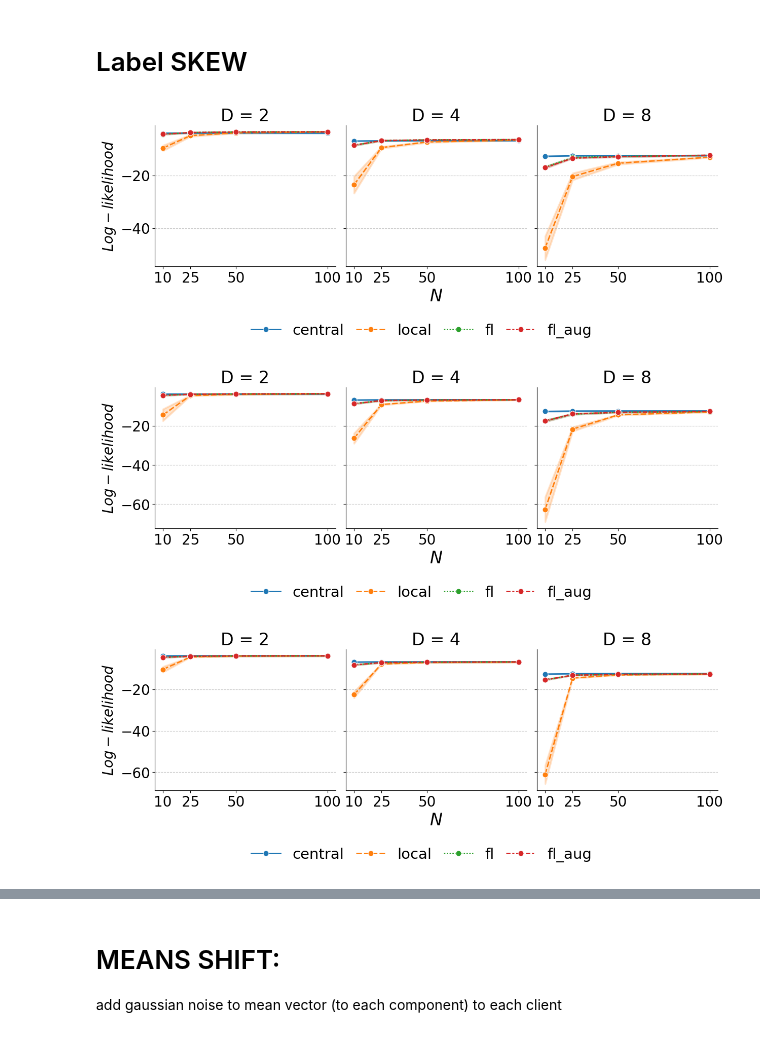
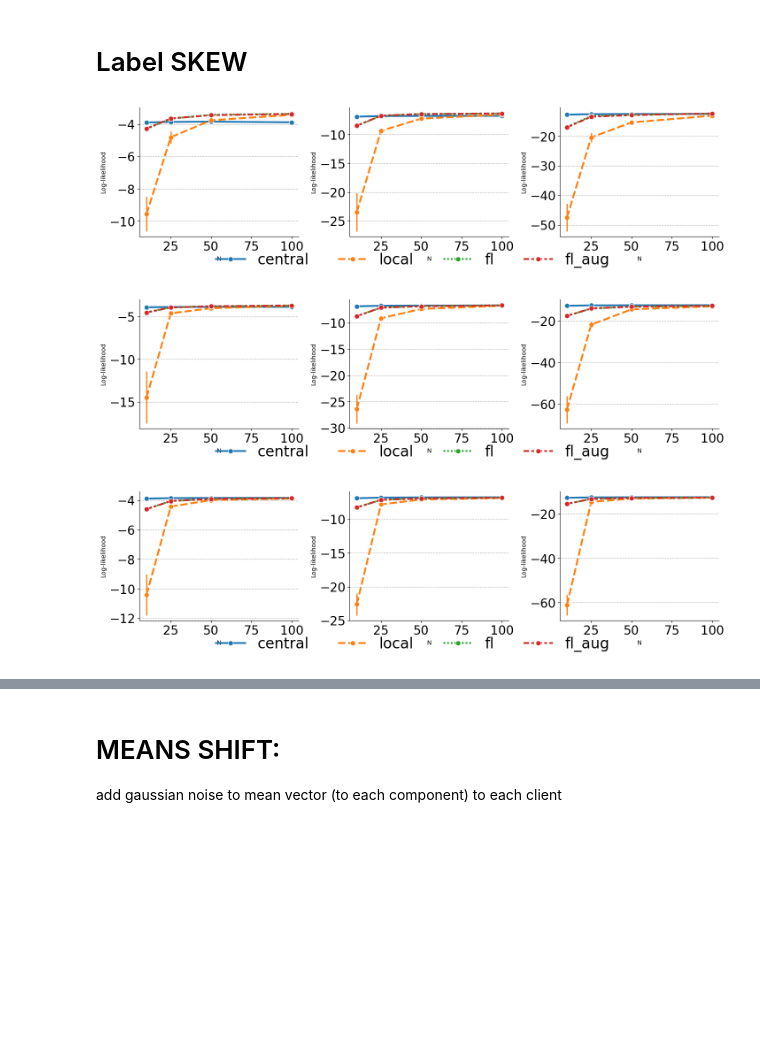
Before and after one commit to shamPJ/KL-GTVmin-GMM, a Jupyter notebook: Untitled.ipynb, the cells around one changed output, grey strips where cells are left out. Cells and saved outputs as stored; diff of their text form; code cells hidden in the pictures; blank space fills up the shorter version.

```diff
--- a/Untitled.ipynb
+++ b/Untitled.ipynb
@@ -94,12 +141,12 @@ plot_metric_line(df_lambda_1, "N", "err_true", "D")
 # Label SKEW
 # %%
 algorithms=["local", "central", "fl", "fl_aug"]
-plot_metric_line(df_lskew_alpha02, "N", "Log-likelihood", "D")
-plot_metric_line(df_lskew_alpha1, "N", "Log-likelihood", "D")
-plot_metric_line(df_lskew_alpha10, "N", "Log-likelihood", "D")
+plot_metrics(df_lskew_alpha02, "N", "Log-likelihood", "D")
+plot_metrics(df_lskew_alpha1, "N", "Log-likelihood", "D")
+plot_metrics(df_lskew_alpha10, "N", "Log-likelihood", "D")
 # %% [output]
-[figure, old version]
+[figure, new version]
-[figure, old version]
+[figure, new version]
-[figure, old version]
+[figure, new version]
 # %%
 algorithms=["local", "central", "fl", "fl_aug"]
```
Also changed, not shown: parts of 10 cells of this notebook.
